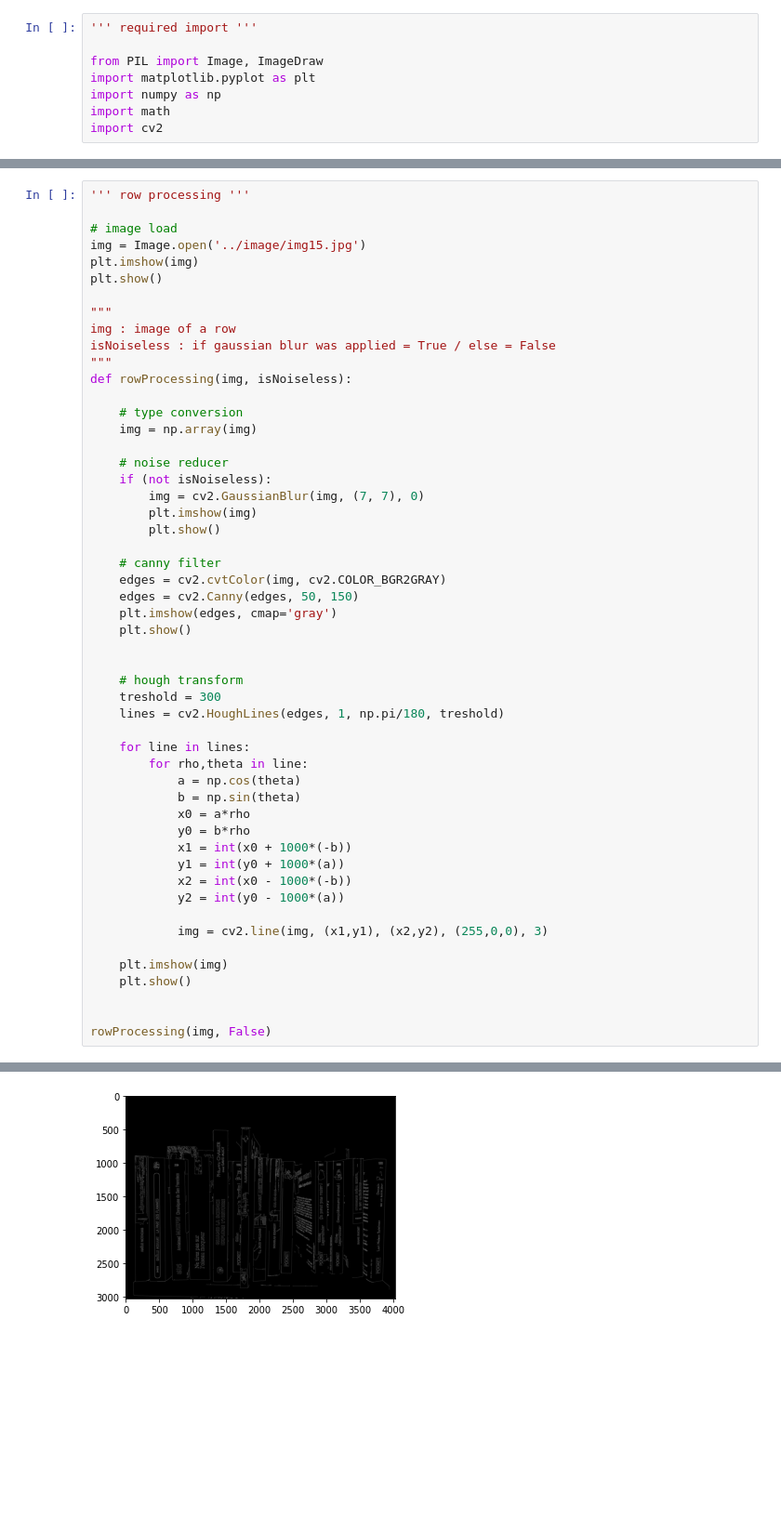
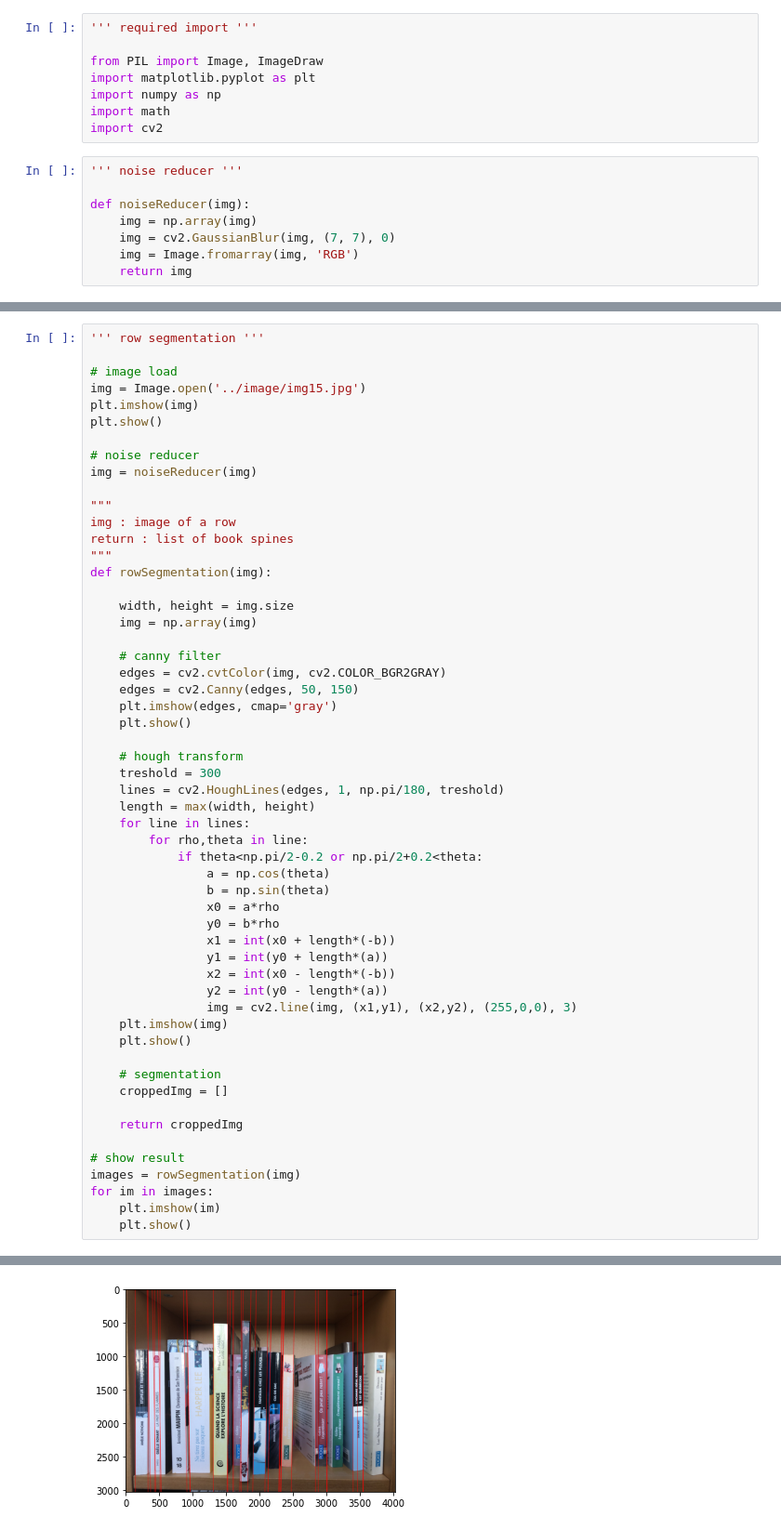
Before and after one commit to yanis-dubois/BookShelfAnalyse, a Jupyter notebook: pyTest/test.ipynb, the cells around one changed output, grey strips where cells are left out. Shown at 93% size. Cells and saved outputs as stored; diff of their text form; blank space fills up the shorter version.

```diff
--- a/pyTest/test.ipynb
+++ b/pyTest/test.ipynb
@@ -6,5 +6,13 @@ import matplotlib.pyplot as plt
 import numpy as np
 import math
 import cv2
+# %%
+''' noise reducer '''
+
+def noiseReducer(img):
+    img = np.array(img)
+    img = cv2.GaussianBlur(img, (7, 7), 0)
+    img = Image.fromarray(img, 'RGB')
+    return img
 # %%
 ''' book spine processing '''
@@ -11,25 +21,22 @@ import cv2
 # %%
-''' row processing '''
+''' row segmentation '''
 
 # image load
 img = Image.open('../image/img15.jpg')
 plt.imshow(img)
 plt.show()
 
+# noise reducer
+img = noiseReducer(img)
+
 """
 img : image of a row
-isNoiseless : if gaussian blur was applied = True / else = False
+return : list of book spines
 """
-def rowProcessing(img, isNoiseless):
+def rowSegmentation(img):
 
-    # type conversion
+    width, height = img.size
     img = np.array(img)
-
-    # noise reducer
-    if (not isNoiseless):
-        img = cv2.GaussianBlur(img, (7, 7), 0)
-        plt.imshow(img)
-        plt.show()
 
     # canny filter
     edges = cv2.cvtColor(img, cv2.COLOR_BGR2GRAY)
@@ -37,28 +44,34 @@ def rowProcessing(img, isNoiseless):
     plt.imshow(edges, cmap='gray')
     plt.show()
 
-
     # hough transform
     treshold = 300
     lines = cv2.HoughLines(edges, 1, np.pi/180, treshold)
-
+    length = max(width, height)
     for line in lines:
         for rho,theta in line:
-            a = np.cos(theta)
-            b = np.sin(theta)
-            x0 = a*rho
-            y0 = b*rho
-            x1 = int(x0 + 1000*(-b))
-            y1 = int(y0 + 1000*(a))
-            x2 = int(x0 - 1000*(-b))
-            y2 = int(y0 - 1000*(a))
-
-            img = cv2.line(img, (x1,y1), (x2,y2), (255,0,0), 3)
-
+            if theta<np.pi/2-0.2 or np.pi/2+0.2<theta:
+                a = np.cos(theta)
+                b = np.sin(theta)
+                x0 = a*rho
+                y0 = b*rho
+                x1 = int(x0 + length*(-b))
+                y1 = int(y0 + length*(a))
+                x2 = int(x0 - length*(-b))
+                y2 = int(y0 - length*(a))
+                img = cv2.line(img, (x1,y1), (x2,y2), (255,0,0), 3)
     plt.imshow(img)
     plt.show()
 
+    # segmentation
+    croppedImg = []
 
-rowProcessing(img, False)
+    return croppedImg
+
+# show result
+images = rowSegmentation(img)
+for im in images:
+    plt.imshow(im)
+    plt.show()
 # %% [output]
 [figure]
@@ -66 +79 @@ rowProcessing(img, False)
-[figure, old version]
+[figure, new version]
```
Also changed, not shown: parts of 7 cells of this notebook.
